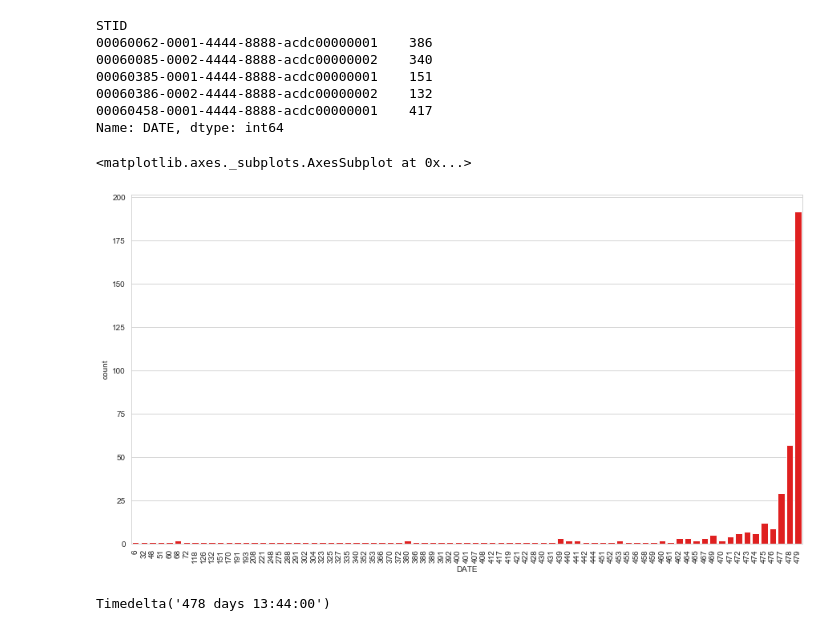
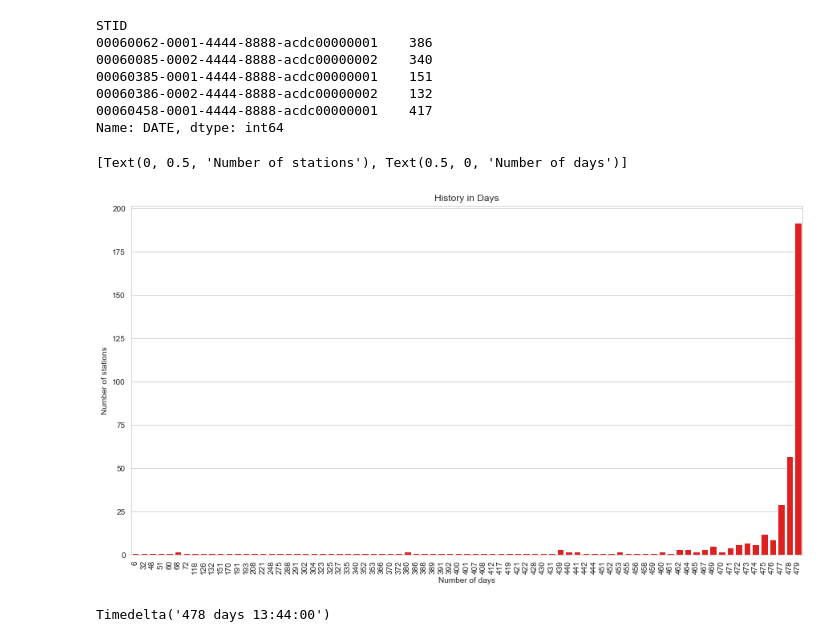
Before and after one commit to ds2019tukl/DS-2019-johannes-schauss, a Jupyter notebook: exercise_1.ipynb, the cells around one changed output. Drawn from its saved outputs; the diff is of its cells as text; code cells hidden in the pictures.

Commit message:
Changes in the formatting of graphs

```diff
--- a/exercise_1.ipynb
+++ b/exercise_1.ipynb
@@ -423,12 +424,16 @@ STID
 Name: DATE, dtype: int64
 # %%
 sns.set_style('whitegrid')
+
 plt.figure(figsize=(15,8))
 plt.xticks(rotation=90)
-sns.countplot(x=number_of_days, color='Red')
+plt.title('History in Days')
+
+ax = sns.countplot(x=number_of_days, color='Red')
+ax.set(xlabel='Number of days', ylabel='Number of stations')
 # %% [output]
-<matplotlib.axes._subplots.AxesSubplot at 0x...>
+[Text(0, 0.5, 'Number of stations'), Text(0.5, 0, 'Number of days')]
-[figure, old version]
+[figure, new version]
 # %%
 max(pd.to_datetime(price_data.DATE_CHANGED)) - min(pd.to_datetime(price_data.DATE_CHANGED))
 # %% [output]
```
Also changed, not shown: parts of 46 cells of this notebook.
